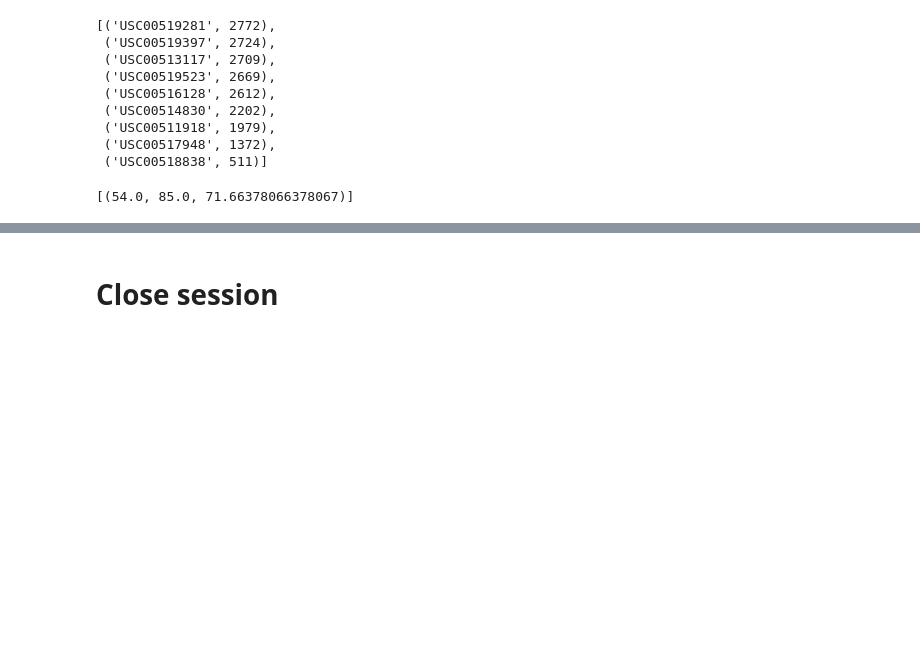
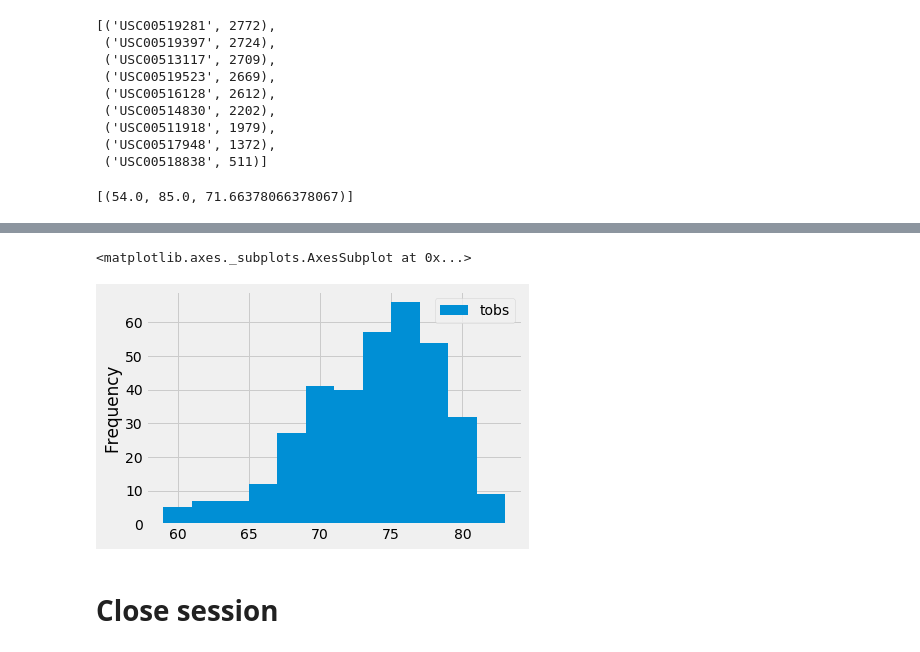
Before and after one commit to gustavo-cupertino/sqlalchemy-challenge, a Jupyter notebook: SurfsUp/climate_solved_GP.ipynb, the cells around one changed output, grey strips where cells are left out. Cells and saved outputs as stored; diff of their text form; code cells hidden in the pictures; blank space fills up the shorter version.

```diff
--- a/SurfsUp/climate_solved_GP.ipynb
+++ b/SurfsUp/climate_solved_GP.ipynb
@@ -236,14 +228,18 @@ session.query(Measurement.date).filter(Measurement.station == 'USC00519281').ord
 # %%
 query_date2 = dt.date(2017, 8, 18) - dt.timedelta(days=365)
 
 temperatures = session.query(Measurement.date, Measurement.tobs).\
                         filter(Measurement.date >= query_date2).\
                             filter(Measurement.station == 'USC00519281').all()
 
 df2 = pd.DataFrame(temperatures, columns=['date','tobs'])
+df2["date"] = pd.to_datetime(df2["date"], format='%Y-%m-%d')
 df2.set_index('date', inplace=True)
 
-ax = df2.plot.hist(bins=12)
+df2.plot.hist(bins=12, label="Temperature")
+# %% [output]
+<matplotlib.axes._subplots.AxesSubplot at 0x...>
+[figure, added]
 # %% [markdown]
 # Close session
 # %%
```
Also changed, not shown: parts of 6 cells of this notebook, 2 other files.
